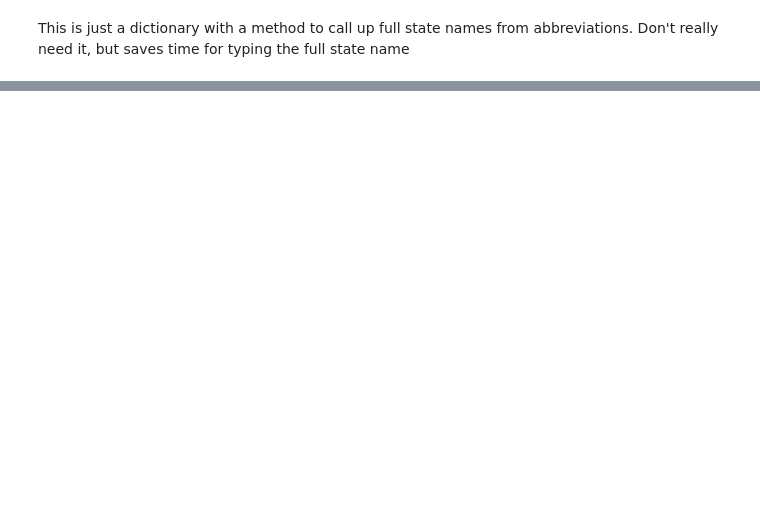
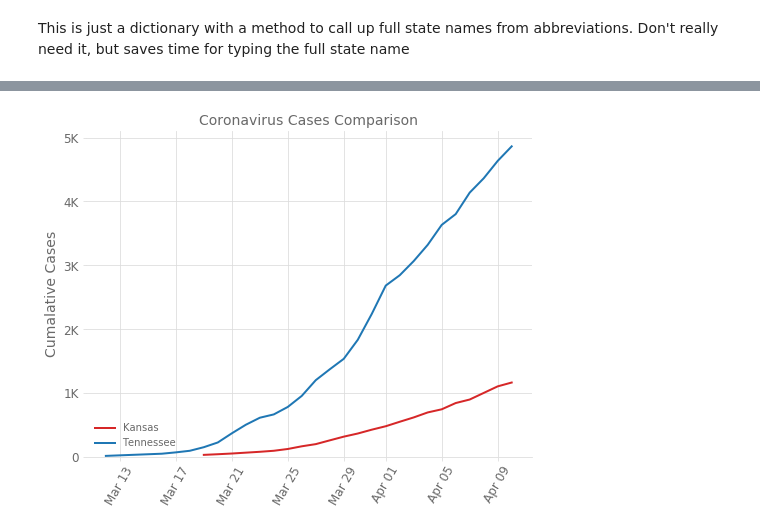
Before and after one commit to iuqiddis/covid-19, a Jupyter notebook: covid.ipynb, the cells around one changed output, grey strips where cells are left out. Saved outputs shown, nothing was run; the diff lists cells and outputs as text; code cells hidden in the pictures; blank space fills up the shorter version.

```diff
--- a/covid.ipynb
+++ b/covid.ipynb
@@ -181,0 +182,4 @@ plot_logcomp('NY','CA', True)
+# %%
+plot_logcomp('KS','TN', False)
+# %% [output]
+[figure, added]
```
Also changed, not shown: parts of 5 cells of this notebook, 1 other file.
